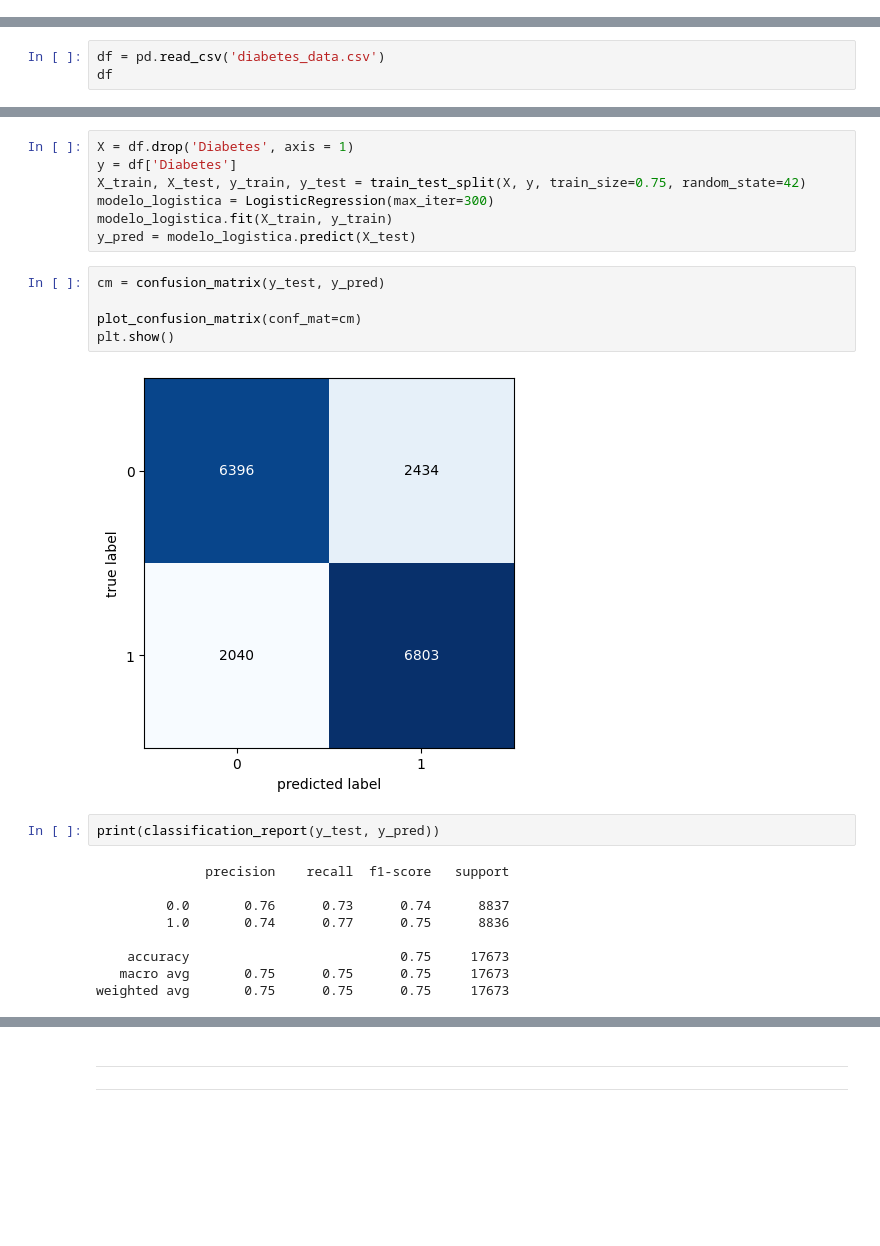
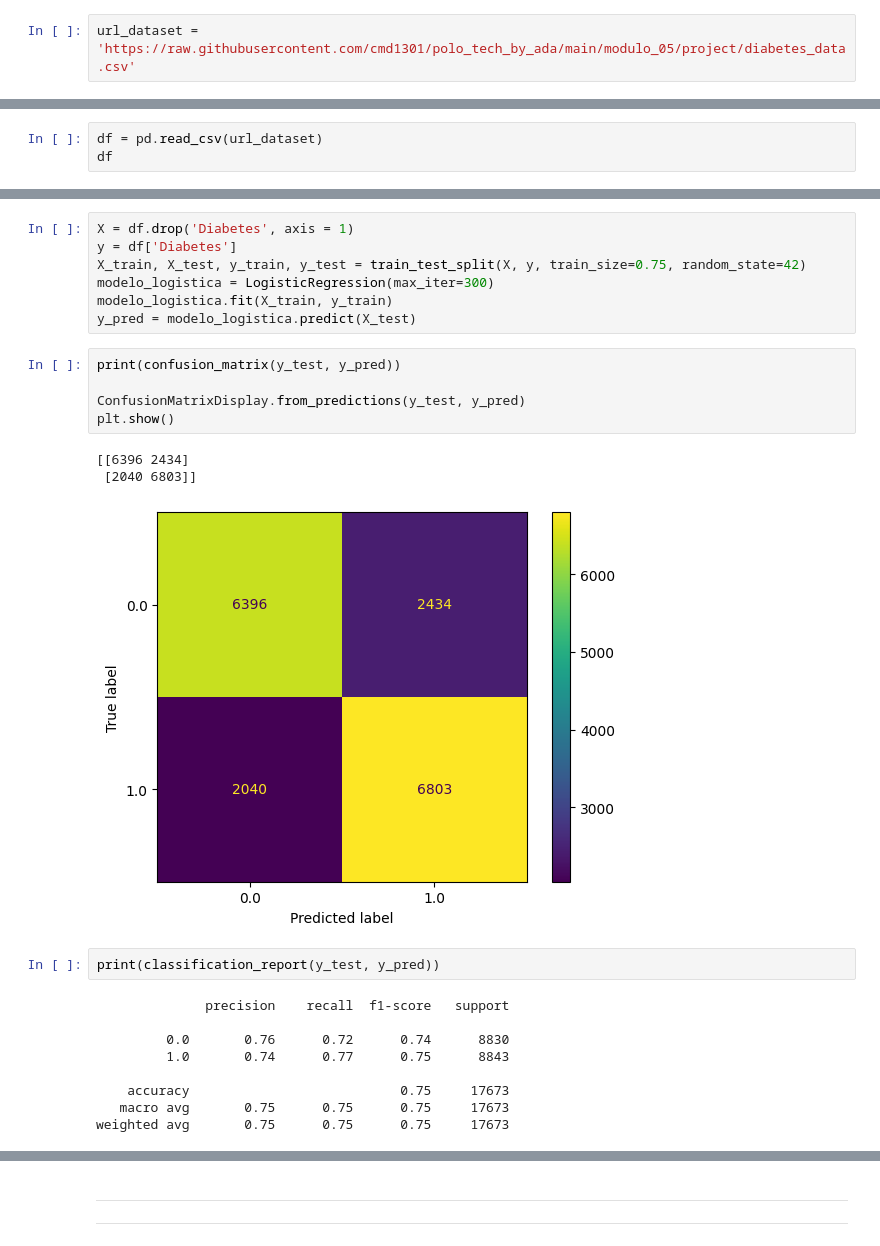
Before and after one commit to cmd1301/polo_tech_by_ada, a Jupyter notebook: modulo_05/project/projeto_grupo5.ipynb, the cells around one changed output, grey strips where cells are left out. Saved outputs shown, nothing was run; the diff lists cells and outputs as text; blank space fills up the shorter version.

```diff
--- a/modulo_05/project/projeto_grupo5.ipynb
+++ b/modulo_05/project/projeto_grupo5.ipynb
@@ -49,0 +54,2 @@ from sklearn.ensemble import RandomForestClassifier
+# %%
+url_dataset = 'https://raw.githubusercontent.com/cmd1301/polo_tech_by_ada/main/modulo_05/project/diabetes_data.csv'
@@ -50,4 +58,4 @@ from sklearn.ensemble import RandomForestClassifier
 # %%
-df = pd.read_csv('diabetes_data.csv')
+df = pd.read_csv(url_dataset)
 df
 # %% [output]
@@ -215,19 +192,21 @@ modelo_logistica = LogisticRegression(max_iter=300)
 modelo_logistica.fit(X_train, y_train)
 y_pred = modelo_logistica.predict(X_test)
 # %%
-cm = confusion_matrix(y_test, y_pred)
+print(confusion_matrix(y_test, y_pred))
 
-plot_confusion_matrix(conf_mat=cm)
+ConfusionMatrixDisplay.from_predictions(y_test, y_pred)
 plt.show()
 # %% [output]
+[[6396 2434]
+ [2040 6803]]
-[figure, old version]
+[figure, new version]
 # %%
 print(classification_report(y_test, y_pred))
 # %% [output]
               precision    recall  f1-score   support
 
-         0.0       0.76      0.73      0.74      8837
-         1.0       0.74      0.77      0.75      8836
+         0.0       0.76      0.72      0.74      8830
+         1.0       0.74      0.77      0.75      8843
 
     accuracy                           0.75     17673
    macro avg       0.75      0.75      0.75     17673
```
Also changed, not shown: parts of 94 cells of this notebook, 1 other file.
